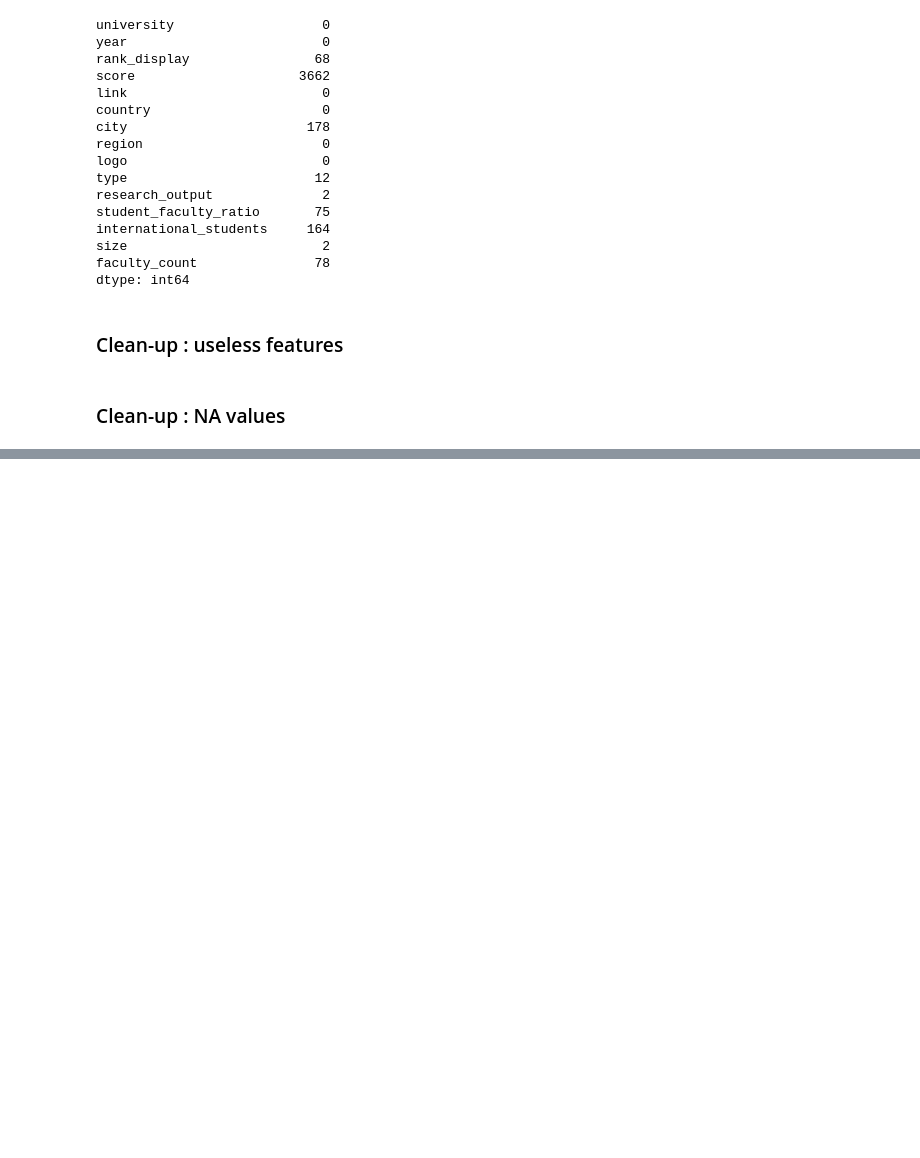
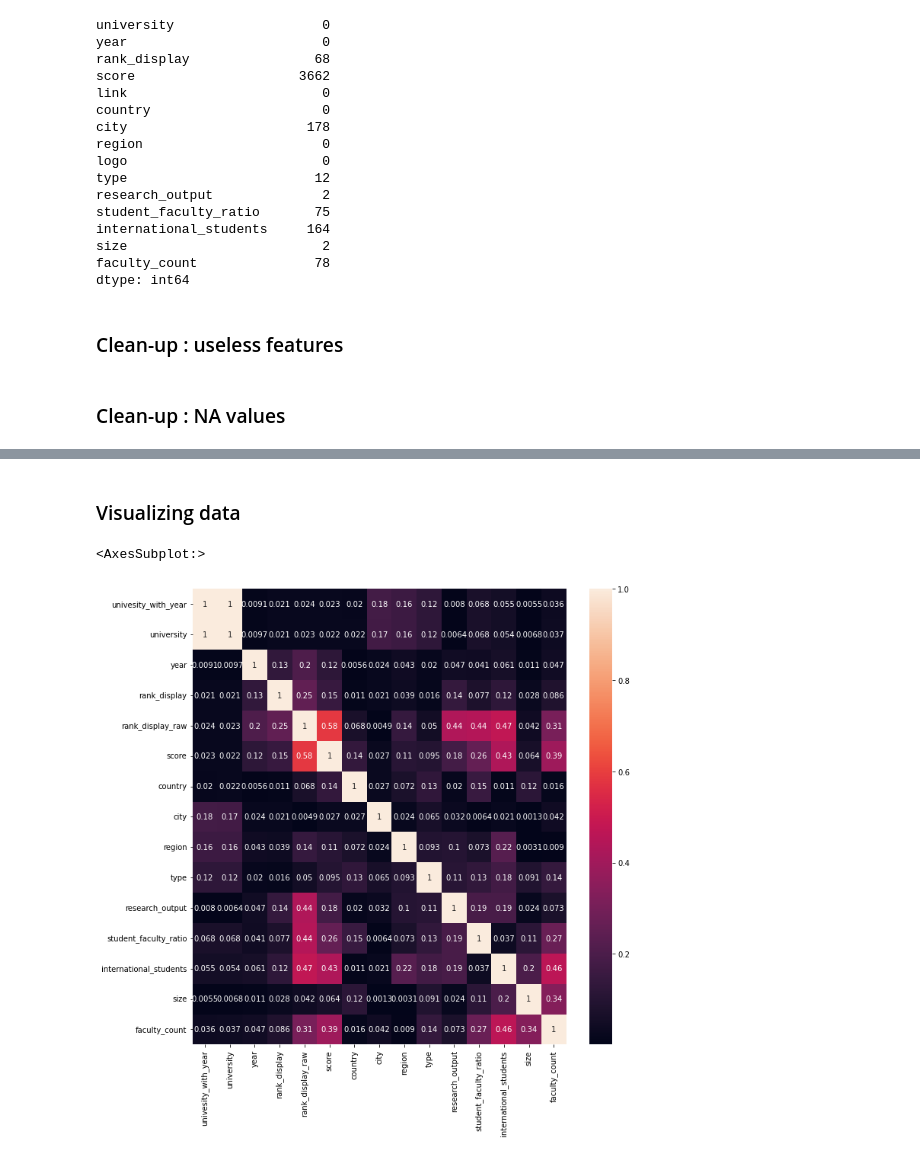
Before and after one commit to Gurleenp/IFT870, a Jupyter notebook: Projet/cleaning.ipynb, the cells around one changed output, grey strips where cells are left out. Saved outputs shown, nothing was run; the diff lists cells and outputs as text; code cells hidden in the pictures; blank space fills up the shorter version.

```diff
--- a/Projet/cleaning.ipynb
+++ b/Projet/cleaning.ipynb
@@ -127,3 +129,5 @@ max_na_count = 5
 data_with_too_much_na_idxs = data_count_na_by_row.loc[data_count_na_by_row >= max_na_count].index
 
 data.drop(data_with_too_much_na_idxs, inplace=True)
+
+data.dropna(axis = 0, how = "any", subset = ["international_students", "faculty_count"], inplace = True)
@@ -129,0 +179,6 @@ data.drop(data_with_too_much_na_idxs, inplace=True)
+# %%
+for col in ["international_students", "faculty_count"]:
+    if is_object_dtype(data[col]):
+        data[col] = data[col].str.replace(',', '')
+        data[col] = data[col].str.replace('.', '')
+        data[col] = [int(x) for x in data[col]]
@@ -129,0 +206,18 @@ data.drop(data_with_too_much_na_idxs, inplace=True)
+# %%
+#In some columns different caps lead to different categories
+#So before assigning categories everything is lowercased
+
+for col in data.columns:
+    if is_object_dtype(data[col]):
+        data[col] = data[col].str.lower().astype('category')
+        #print(data[col].cat.categories)
+        data[col] = data[col].cat.codes + 1
+# %% [markdown]
+### Visualizing data
+# %%
+data_corr = data.corr()
+plt.figure(figsize = (11,11))
+sns.heatmap(abs(data_corr), annot = True)
+# %% [output]
+<AxesSubplot:>
+[figure, added]
```
Also changed, not shown: parts of 5 cells of this notebook.
